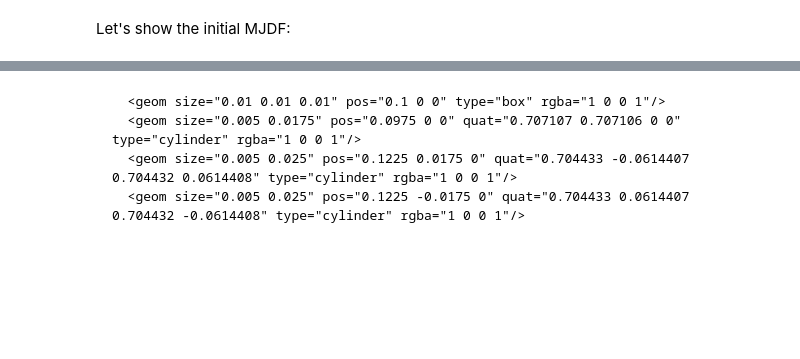
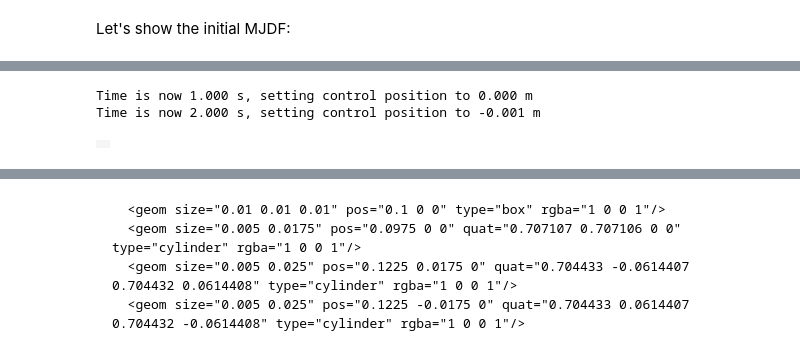
Before and after one commit to Intelligent-Machines-and-Materials-Lab/MuJoCoBlueberryModeling, a Jupyter notebook: src/single_inv_pend_positionControlled.ipynb, the cells around one changed output, grey strips where cells are left out. Drawn from its saved outputs; the diff is of its cells as text; code cells hidden in the pictures; blank space fills up the shorter version.

Commit message:
correctly connected 2 segment procedurally generated branch

```diff
--- a/src/single_inv_pend_positionControlled.ipynb
+++ b/src/single_inv_pend_positionControlled.ipynb
@@ -55,24 +57,22 @@ class CaneEditor():
         self.model = self.spec.compile()
 
     def build_branch(self, total_length, num_segments=2, radius=0.006):
-        main = self.spec.default
 
-        # branch defaults
         segment_length = total_length/num_segments
-        main.geom.type = mujoco.mjtGeom.mjGEOM_CYLINDER
-        main.geom.density = 550
+        self.spec.default.geom.type = mujoco.mjtGeom.mjGEOM_CYLINDER
+        self.spec.default.geom.density = 550
         # main.geom.size = [radius, segment_length]
-        main.geom.rgba = BROWN
-        main.geom.solref = [0.1, 1]
-        main.geom.solimp = [0.95, 1, 0.0025, 1, 0.5]
-        main.geom.friction = [0, 0, 0]
+        self.spec.default.geom.rgba = BROWN
+        self.spec.default.geom.solref = [0.1, 1]
+        self.spec.default.geom.solimp = [0.95, 1, 0.0025, 1, 0.5]
+        self.spec.default.geom.friction = [0, 0, 0]
 
         # joint defaults
-        main.joint.type = mujoco.mjtJoint.mjJNT_HINGE
-        main.joint.axis = [0, 1, 0]
-        main.joint.stiffness = 295
-        main.joint.springref = 0
-        main.joint.damping = 0.15
+        self.spec.default.joint.type = mujoco.mjtJoint.mjJNT_HINGE
+        self.spec.default.joint.axis = [0, 1, 0]
+        self.spec.default.joint.stiffness = 295
+        self.spec.default.joint.springref = 0
+        self.spec.default.joint.damping = 0.15
 
         base_body = None
         for body in self.spec.bodies:
@@ -104,7 +104,7 @@ class CaneEditor():
             child_body.add_geom(name=segment_geom_name,
                                  pos=[0, 0, segment_length/2],
                                  type=mujoco.mjtGeom.mjGEOM_BOX,
-                                 size=[radius, radius, segment_length])
+                                 size=[radius, radius, segment_length/2])
             parent_body = child_body
 
         # self.spec.keyframe.add_key(name="initial", qpos=np.zeros(self.model.nq), qvel=np.zeros(self.model.nv))
@@ -147,5 +150,5 @@ FatalError: gladLoadGL error
 # %%
-# model = mujoco.MjModel.from_xml_string(branch_model)
+# model = mujoco.MjModel.from_xml_string(hand_model)
 data = mujoco.MjData(model)
 
 model.opt.timestep = .00001
@@ -176,13 +179,13 @@ with mujoco.Renderer(model, width=640, height=480) as renderer:
   while data.time < DURATION:
     if time_since_last_ctrl_update >= CTRL_POS_UPDATE_RATE:
       time_since_last_ctrl_update = 0.0
-      CTRL_POS += 0.001
+      CTRL_POS -= 0.001
       pid.setpoint = CTRL_POS
       print(f"Time is now {data.time:.3f} s, setting control position to {CTRL_POS:.3f} m")
 
     # control loop
-    current_position = data.qpos[0]
-    ctrl_force = 295*data.qpos[1]+pid(current_position)
+    current_position = data.qpos[2]
+    ctrl_force = 295*data.qpos[0]+pid(current_position)
     data.ctrl[0] = ctrl_force
 
     # step the simulation
@@ -199,33 +202,37 @@ with mujoco.Renderer(model, width=640, height=480) as renderer:
     if data.ncon > 0:
       for i in range(data.ncon):
           contact = data.contact[i]
           # Get the body IDs for the two geoms in contact
           body1_id = model.geom_bodyid[contact.geom1]
           body2_id = model.geom_bodyid[contact.geom2]
           # Get the body names
           body1 = model.body(body1_id).name
           body2 = model.body(body2_id).name
           # Check if this contact includes the probe_link
           if "probe_link" in [body1, body2]:
               # Get the contact force (6D: [fx, fy, fz, tx, ty, tz])
               force = np.zeros(6)
               mujoco.mj_contactForce(model, data, i, force)
               # Rotate the force into the world frame from the contact frame
               R = np.array(contact.frame).reshape(3,3)
               force_world = R @ force[:3]
               # Add the x-component (force[0]) in the contact frame
               x_force += force_world[0]
       contact_x_forces.append(x_force)
     else:
       contact_x_forces.append(0.0)
     # --------------------------------------------------------------
     if len(frames) < data.time*framerate:
       renderer.update_scene(data)
       pixels = renderer.render()
       frames.append(pixels)
     time_since_last_ctrl_update += model.opt.timestep
 
 media.show_video(frames, fps=framerate)
+# %% [output]
+Time is now 1.000 s, setting control position to 0.000 m
+Time is now 2.000 s, setting control position to -0.001 m
+|  |
 # %%
 dpi = 120
 width = 1200
```
Also changed, not shown: parts of 6 cells of this notebook, 1 other file.
